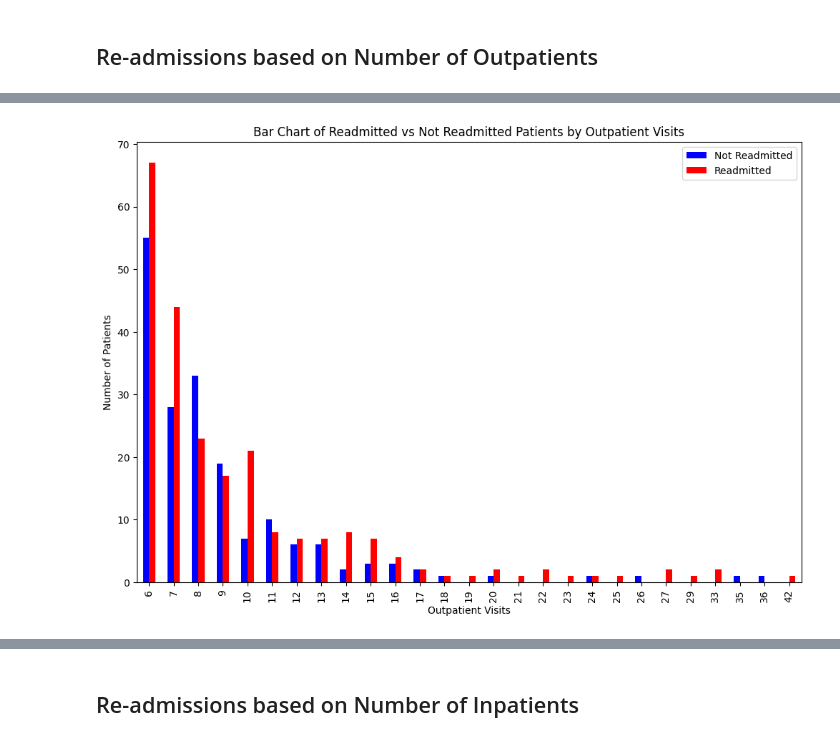
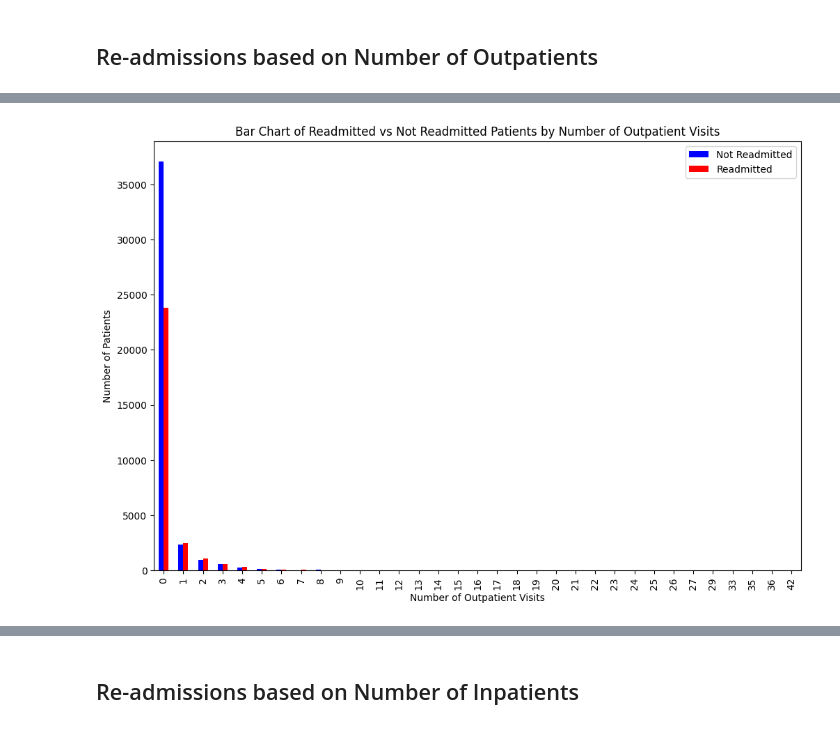
Before and after one commit to abhitoshj/diabetes-readmission, a Jupyter notebook: diabetes-readmission.ipynb, the cells around one changed output, grey strips where cells are left out. Cells and saved outputs as stored; diff of their text form; code cells hidden in the pictures.

```diff
--- a/diabetes-readmission.ipynb
+++ b/diabetes-readmission.ipynb
@@ -366,10 +331,5 @@ plt.show()
-# %%
-num_outpatient_readmitted_counts_5 = df[df['number_outpatient'] > 5].groupby(['number_outpatient', 'readmitted']).size().unstack(fill_value=0)
-num_outpatient_readmitted_counts_5.plot(kind='bar', stacked=False, figsize=(12, 8), color=['blue', 'red'])
-plt.xlabel('Outpatient Visits')
-plt.ylabel('Number of Patients')
-plt.title('Bar Chart of Readmitted vs Not Readmitted Patients by Outpatient Visits')
-plt.legend(['Not Readmitted', 'Readmitted'])
-plt.show()
-# %% [output]
-[figure, removed]
+# %%
+# plot readmission counts vs number of outpatient visits
+plot_bar_chart(df, 'number_outpatient', 'Number of Outpatient Visits')
+# %% [output]
+[figure, added]
```
Also changed, not shown: parts of 34 cells of this notebook.
